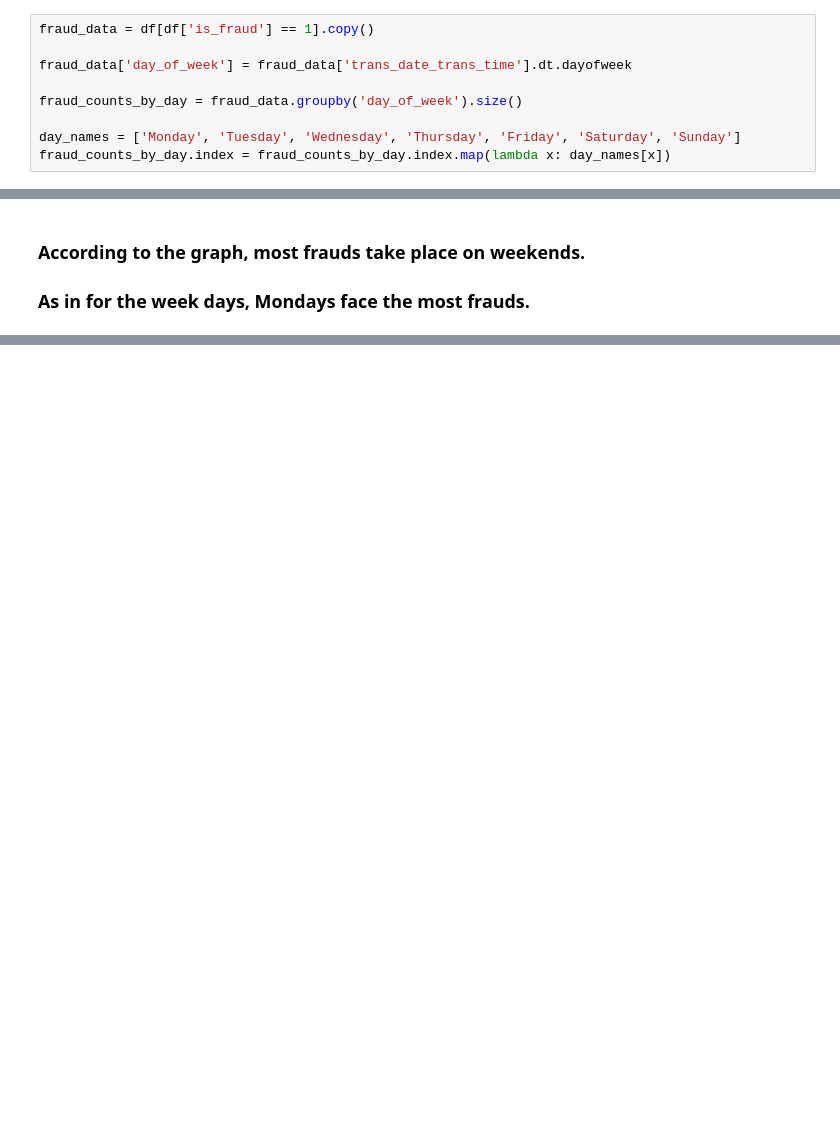
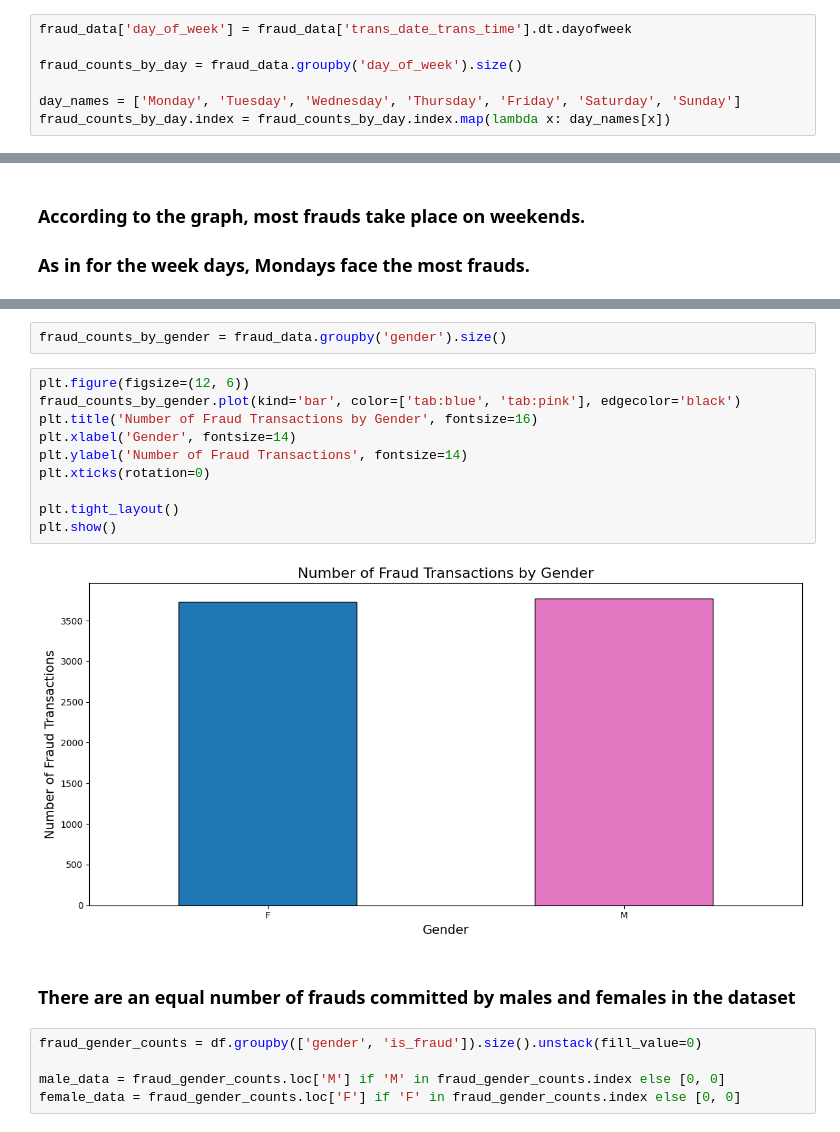
Before and after one commit to RionelxSlovesky/Credit-Card-Transactions-Fraud-Detection, a Jupyter notebook: Data Analysis.ipynb, the cells around one changed output, grey strips where cells are left out. Drawn from its saved outputs; the diff is of its cells as text; blank space fills up the shorter version.

```diff
--- a/Data Analysis.ipynb
+++ b/Data Analysis.ipynb
@@ -97,8 +97,6 @@ plt.show()
 # %% [markdown]
 ## Our Weekend, Thier Weekday
 # %%
-fraud_data = df[df['is_fraud'] == 1].copy()
-
 fraud_data['day_of_week'] = fraud_data['trans_date_trans_time'].dt.dayofweek
 
 fraud_counts_by_day = fraud_data.groupby('day_of_week').size()
@@ -122,0 +123,21 @@ plt.show()
+# %%
+fraud_counts_by_gender = fraud_data.groupby('gender').size()
+# %%
+plt.figure(figsize=(12, 6))
+fraud_counts_by_gender.plot(kind='bar', color=['tab:blue', 'tab:pink'], edgecolor='black')
+plt.title('Number of Fraud Transactions by Gender', fontsize=16)
+plt.xlabel('Gender', fontsize=14)
+plt.ylabel('Number of Fraud Transactions', fontsize=14)
+plt.xticks(rotation=0)
+
+plt.tight_layout()
+plt.show()
+# %% [output]
+[figure, added]
+# %% [markdown]
+### There are an equal number of frauds committed by males and females in the dataset
+# %%
+fraud_gender_counts = df.groupby(['gender', 'is_fraud']).size().unstack(fill_value=0)
+
+male_data = fraud_gender_counts.loc['M'] if 'M' in fraud_gender_counts.index else [0, 0]
+female_data = fraud_gender_counts.loc['F'] if 'F' in fraud_gender_counts.index else [0, 0]
```
Also changed, not shown: parts of 5 cells of this notebook.
